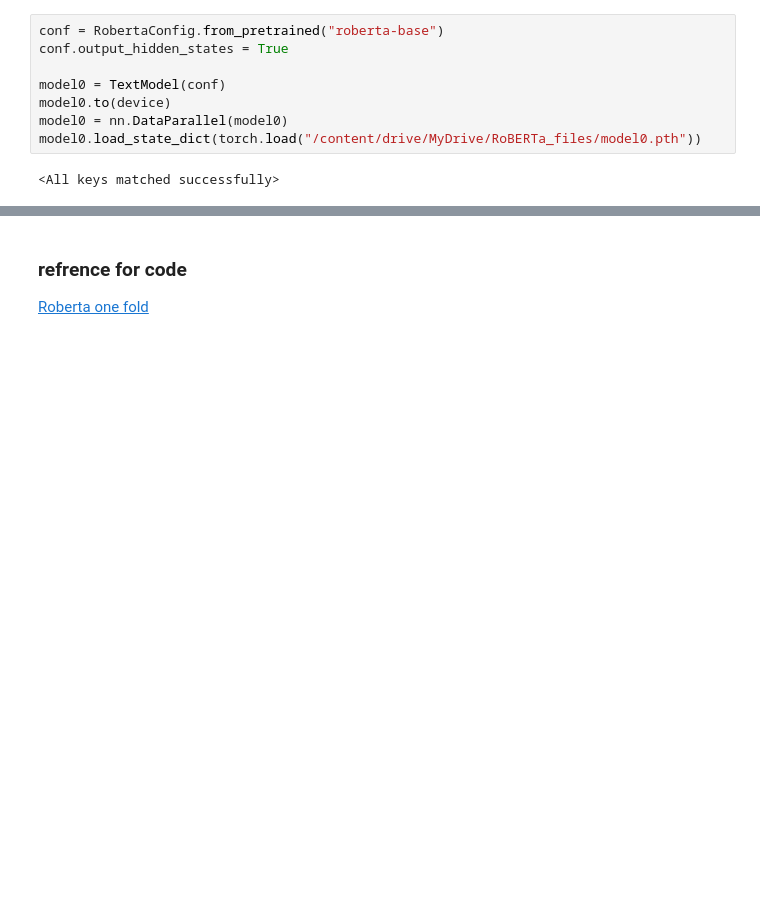
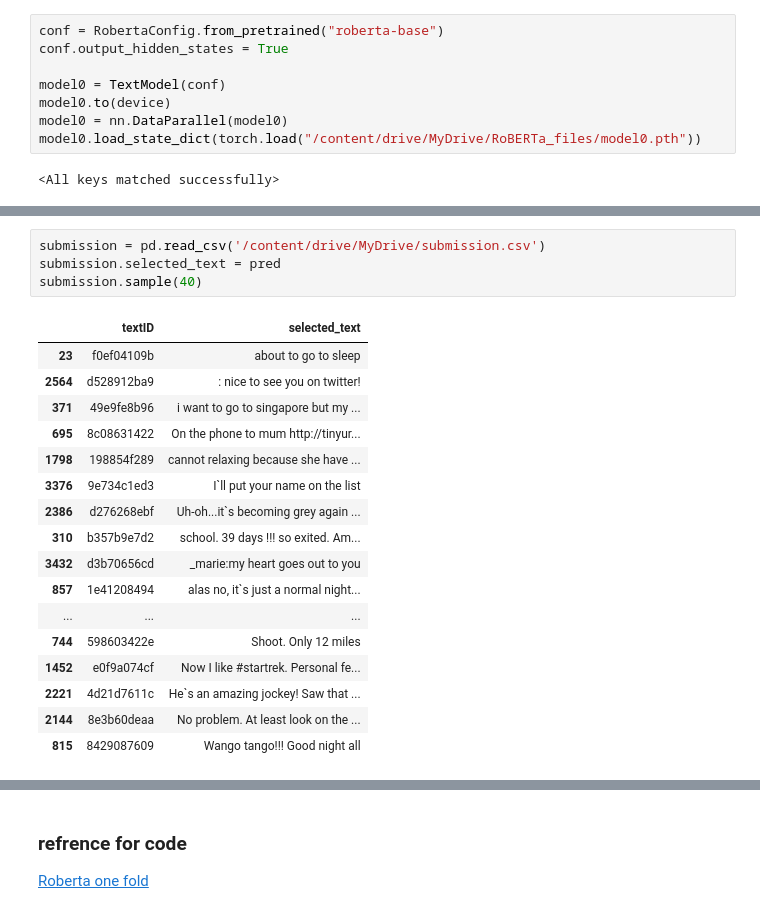
Before and after one commit to jrakhshanda/Text-Mining, a Jupyter notebook: roberta.ipynb, the cells around one changed output, grey strips where cells are left out. Cells and saved outputs as stored; diff of their text form; blank space fills up the shorter version.

```diff
--- a/roberta.ipynb
+++ b/roberta.ipynb
@@ -617,0 +604,22 @@ jaccs, pred = evaluate_fn(test_dataloader,model0,device)
+# %%
+submission = pd.read_csv('/content/drive/MyDrive/submission.csv')
+submission.selected_text = pred
+submission.sample(40)
+# %% [output]
+|  | textID | selected_text |
+| 23 | f0ef04109b | about to go to sleep |
+| 2564 | d528912ba9 | : nice to see you on twitter! |
+| 371 | 49e9fe8b96 | i want to go to singapore but my ... |
+| 695 | 8c08631422 | On the phone to mum http://tinyur... |
+| 1798 | 198854f289 | cannot relaxing because she have ... |
+| 3376 | 9e734c1ed3 | I`ll put your name on the list |
+| 2386 | d276268ebf | Uh-oh...it`s becoming grey again ... |
+| 310 | b357b9e7d2 | school. 39 days !!! so exited. Am... |
+| 3432 | d3b70656cd | _marie:my heart goes out to you |
+| 857 | 1e41208494 | alas no, it`s just a normal night... |
+| ... | ... | ... |
+| 744 | 598603422e | Shoot. Only 12 miles |
+| 1452 | e0f9a074cf | Now I like #startrek. Personal fe... |
+| 2221 | 4d21d7611c | He`s an amazing jockey! Saw that ... |
+| 2144 | 8e3b60deaa | No problem. At least look on the ... |
+| 815 | 8429087609 | Wango tango!!! Good night all |
```
Also changed, not shown: parts of 7 cells of this notebook.
